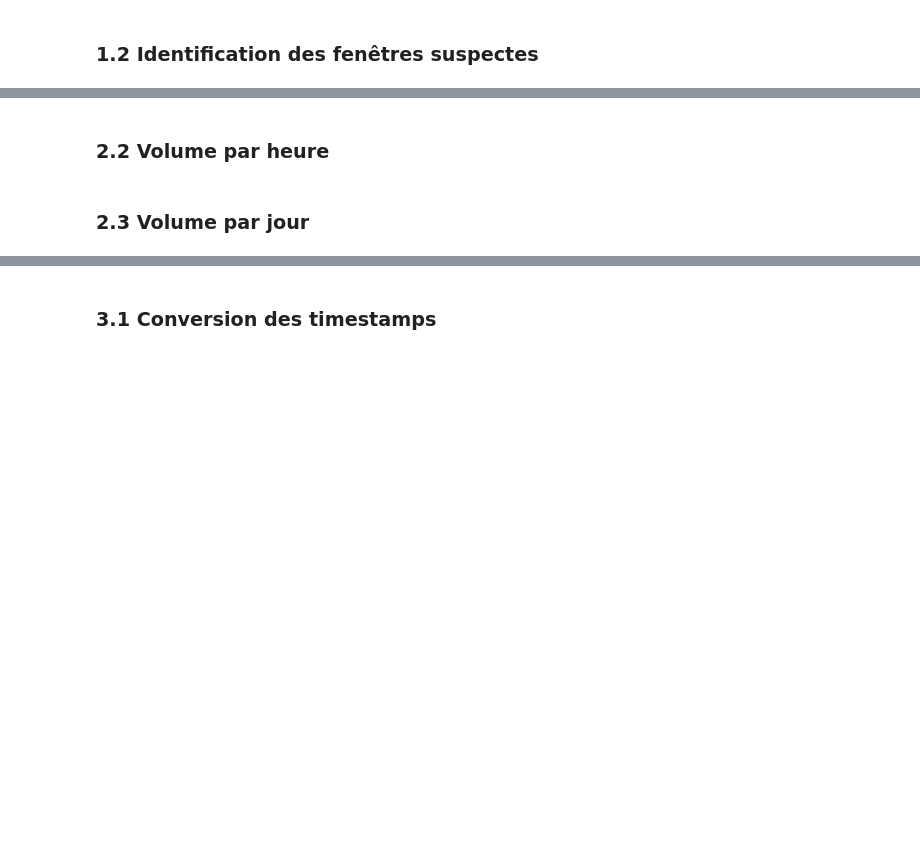
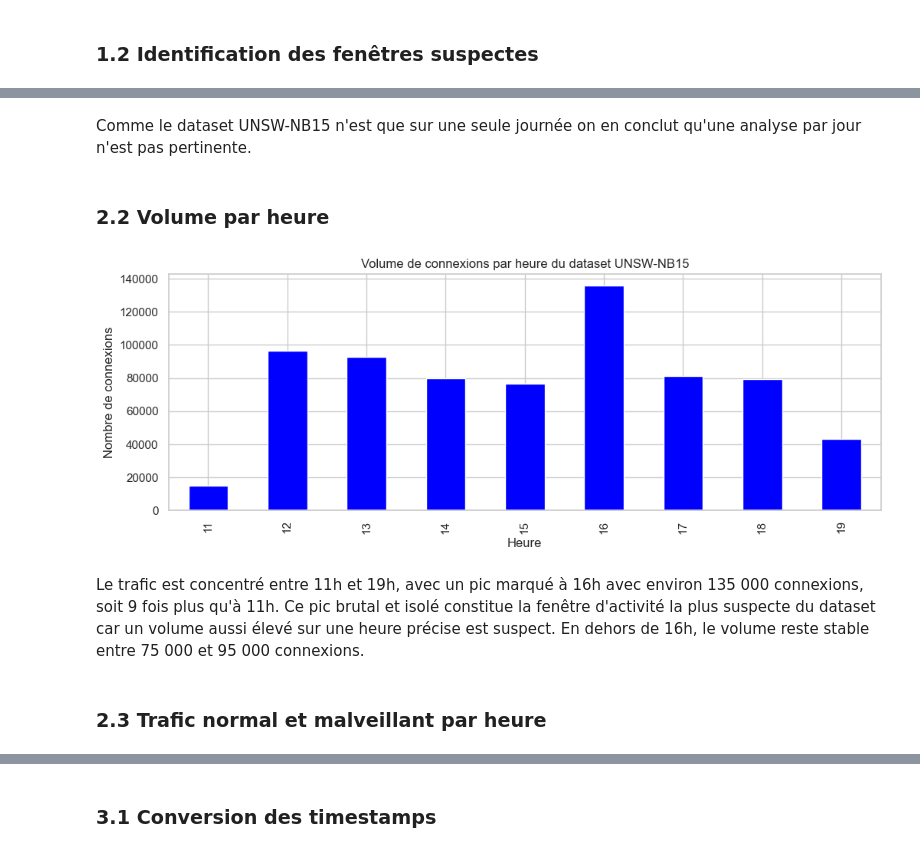
Before and after one commit to zinebzd/Stage, a Jupyter notebook: Semaine 2/EDA_part3.ipynb, the cells around one changed output, grey strips where cells are left out. Saved outputs shown, nothing was run; the diff lists cells and outputs as text; code cells hidden in the pictures; blank space fills up the shorter version.

```diff
--- a/Semaine 2/EDA_part3.ipynb
+++ b/Semaine 2/EDA_part3.ipynb
@@ -22,9 +14,4 @@ print('Libraries loaded ✅')
 # %%
-# ⚠️ Modifie les chemins si nécessaire
-PATH_CICIDS = '../Data/Friday-WorkingHours-Afternoon-DDos.pcap_ISCX.csv'
-PATH_UNSW   = '../Data/UNSW-NB15_1.csv'
-PATH_LOGS   = '../Data/cybersecurity_threat_detection_logs.csv'
-
 unsw_columns = [
     'srcip', 'sport', 'dstip', 'dsport', 'proto', 'state', 'dur',
     'sbytes', 'dbytes', 'sttl', 'dttl', 'sloss', 'dloss', 'service',
@@ -37,11 +24,10 @@ unsw_columns = [
     'ct_dst_sport_ltm', 'ct_dst_src_ltm', 'attack_cat', 'Label'
 ]
 
-df_cic  = pd.read_csv(PATH_CICIDS, low_memory=False)
-df_cic.columns = df_cic.columns.str.strip()
+chemin_CICIDS = '../Data/Friday-WorkingHours-Afternoon-DDos.pcap_ISCX.csv'
+chemin_UNSW   = '../Data/UNSW-NB15_1.csv'
+chemin_LOGS   = '../Data/cybersecurity_threat_detection_logs.csv'
 
-df_unsw = pd.read_csv(PATH_UNSW, names=unsw_columns, low_memory=False)
-
-df_logs = pd.read_csv(PATH_LOGS, low_memory=False)
-
-print('Datasets chargés ✅')
+df_cicids = pd.read_csv(chemin_CICIDS, low_memory=False)
+df_unsw   = pd.read_csv(chemin_UNSW,names=unsw_columns, low_memory=False)
+df_logs   = pd.read_csv(chemin_LOGS, low_memory=False)
@@ -117,15 +147,20 @@ print(f'Nombre de jours distincts : {df_unsw["jour"].nunique()}')
+# %% [markdown]
+Comme le dataset UNSW-NB15 n'est que sur une seule journée on en conclut qu'une analyse par jour n'est pas pertinente.
 # %% [markdown]
 ### 2.2 Volume par heure
 # %%
+fig, ax = plt.subplots()
 volume_heure = df_unsw.groupby('heure').size()
-
-fig, ax = plt.subplots()
-volume_heure.plot(kind='bar', ax=ax, color='steelblue')
-ax.set_title('UNSW-NB15 — Volume de connexions par heure')
+volume_heure.plot(kind='bar',color='blue')
+ax.set_title('Volume de connexions par heure du dataset UNSW-NB15')
 ax.set_xlabel('Heure')
 ax.set_ylabel('Nombre de connexions')
-ax.tick_params(axis='x', rotation=0)
-plt.tight_layout()
 plt.show()
+# %% [output]
+[figure, added]
+# %% [markdown]
+Le trafic est concentré entre 11h et 19h, avec un pic marqué à 16h avec environ 135 000 connexions, soit 9 fois plus qu'à 11h.
+Ce pic brutal et isolé constitue la fenêtre d'activité la plus suspecte du dataset car un volume aussi élevé sur une heure précise est suspect.
+En dehors de 16h, le volume reste stable entre 75 000 et 95 000 connexions.
 # %% [markdown]
-### 2.3 Volume par jour
+### 2.3 Trafic normal et malveillant par heure
```
Also changed, not shown: parts of 60 cells of this notebook, 1 other file.
